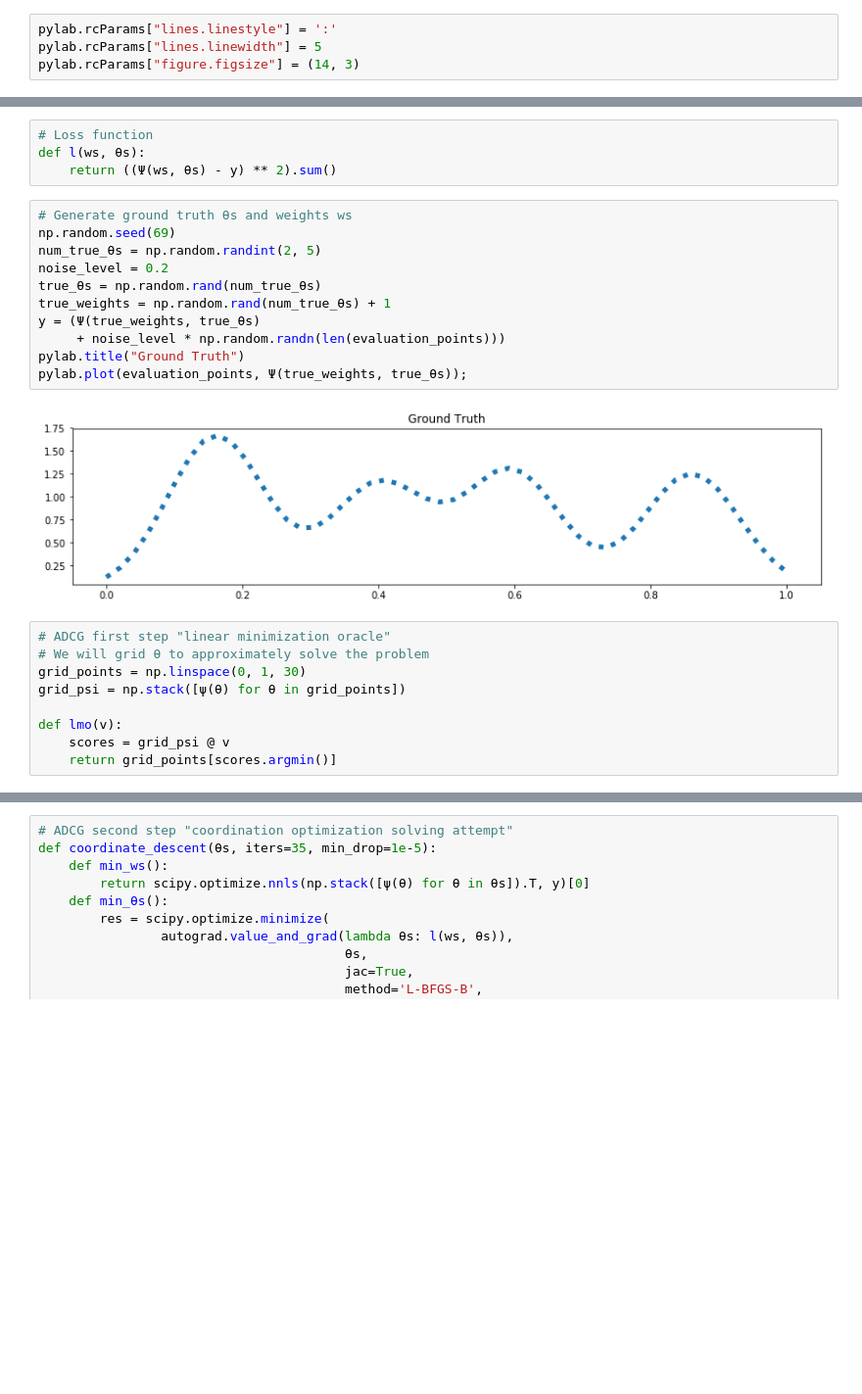
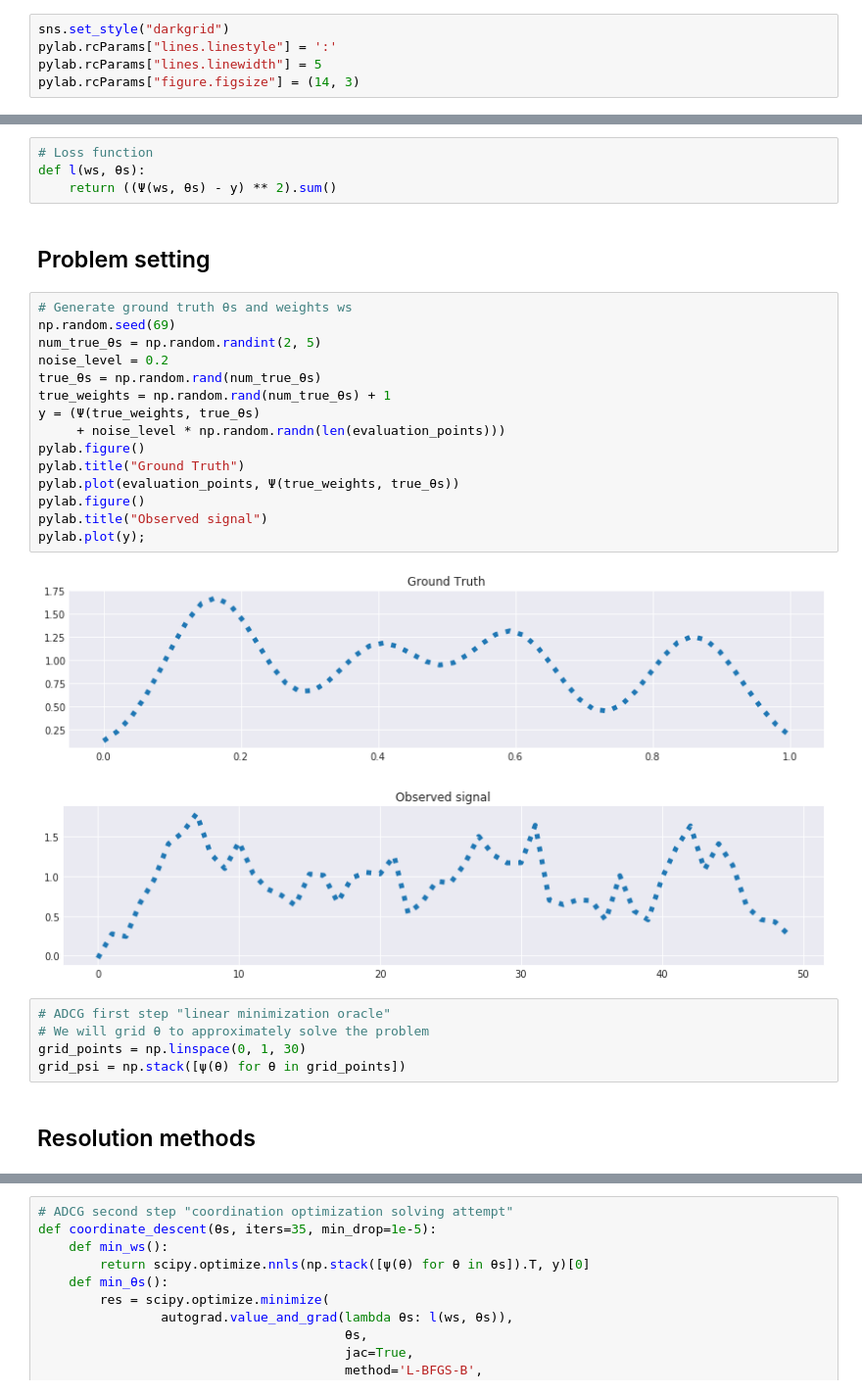
Before and after one commit to azouaoui-cv/MFDS_ADCG_project, a Jupyter notebook: ADCG_tutorial.ipynb, the cells around one changed output, grey strips where cells are left out. Shown at 98% size. Cells and saved outputs as stored; diff of their text form; blank space fills up the shorter version.

```diff
--- a/ADCG_tutorial.ipynb
+++ b/ADCG_tutorial.ipynb
@@ -14,6 +15,7 @@ pylab.ion()
 # %% [markdown]
 ## Style
 # %%
+sns.set_style("darkgrid")
 pylab.rcParams["lines.linestyle"] = ':'
 pylab.rcParams["lines.linewidth"] = 5
 pylab.rcParams["figure.figsize"] = (14, 3)
@@ -45,25 +49,30 @@ def Ψ(ws, θs):
 # Loss function
 def l(ws, θs):
     return ((Ψ(ws, θs) - y) ** 2).sum()
+# %% [markdown]
+## Problem setting
 # %%
 # Generate ground truth θs and weights ws
 np.random.seed(69)
 num_true_θs = np.random.randint(2, 5)
 noise_level = 0.2
 true_θs = np.random.rand(num_true_θs)
 true_weights = np.random.rand(num_true_θs) + 1
 y = (Ψ(true_weights, true_θs)
      + noise_level * np.random.randn(len(evaluation_points)))
+pylab.figure()
 pylab.title("Ground Truth")
-pylab.plot(evaluation_points, Ψ(true_weights, true_θs));
+pylab.plot(evaluation_points, Ψ(true_weights, true_θs))
+pylab.figure()
+pylab.title("Observed signal")
+pylab.plot(y);
 # %% [output]
-[figure, old version]
+[figure, new version]
+[figure, added]
 # %%
 # ADCG first step "linear minimization oracle"
 # We will grid θ to approximately solve the problem
 grid_points = np.linspace(0, 1, 30)
 grid_psi = np.stack([ψ(θ) for θ in grid_points])
-
-def lmo(v):
-    scores = grid_psi @ v
-    return grid_points[scores.argmin()]
+# %% [markdown]
+## Resolution methods
```
Also changed, not shown: parts of 70 cells of this notebook.
